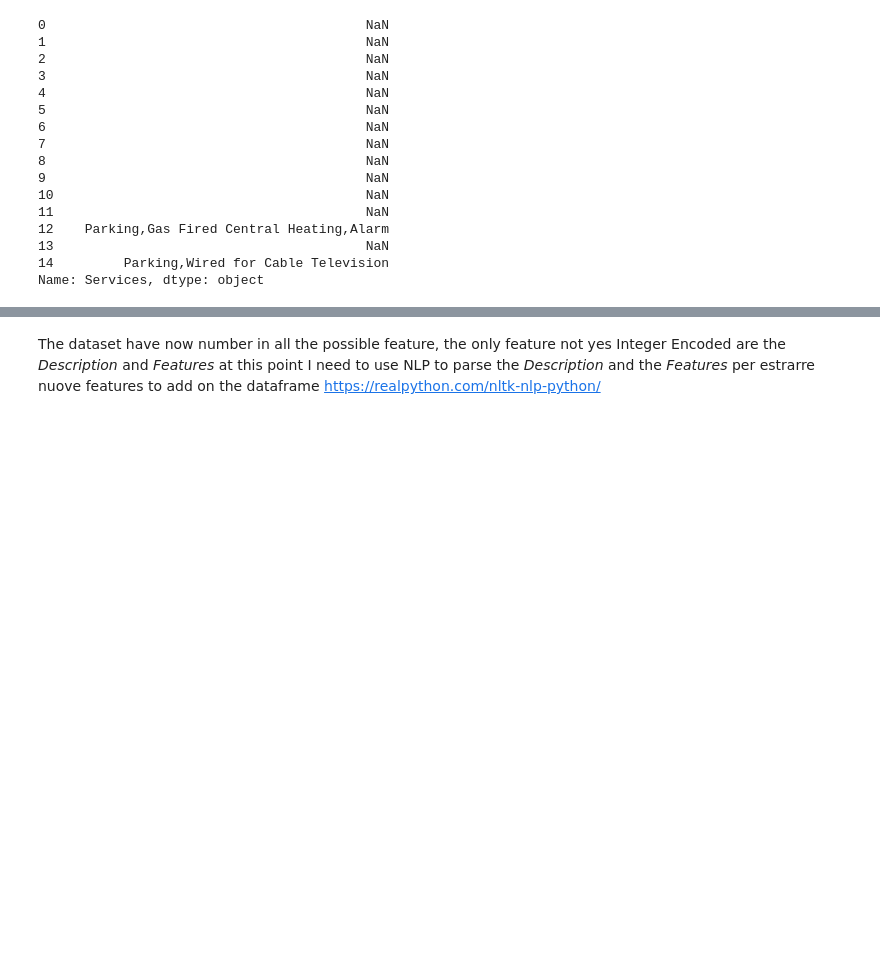
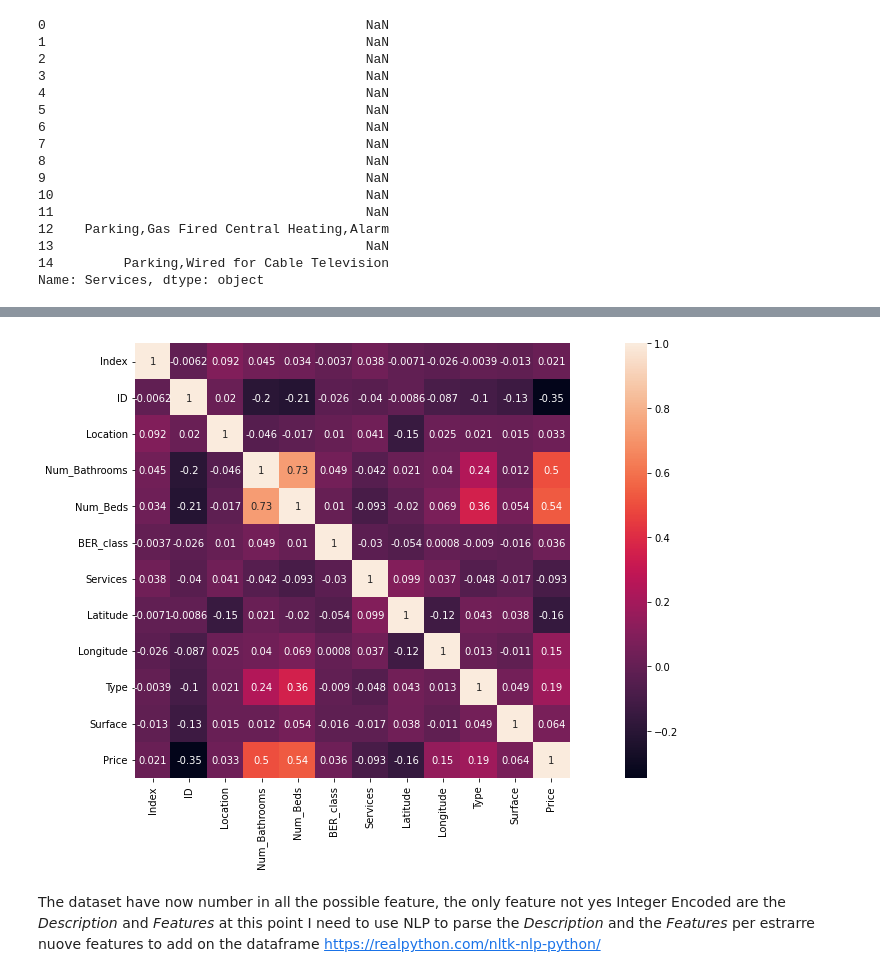
Before and after one commit to PierluigiRiti2/ET5003_SEM1_2021-2, a Jupyter notebook: ET5003_KaggleCompetition.ipynb, the cells around one changed output, grey strips where cells are left out. Cells and saved outputs as stored; diff of their text form; code cells hidden in the pictures; blank space fills up the shorter version.

```diff
--- a/ET5003_KaggleCompetition.ipynb
+++ b/ET5003_KaggleCompetition.ipynb
@@ -208,10 +209,26 @@ df_train["Services"].head(15)
 13                                        NaN
 14         Parking,Wired for Cable Television
 Name: Services, dtype: object
-# %%
-# Identify the unique value in the column for the ber_classification
-services = df_train["Services"].unique()
-# convert the array of Services in the mapper
-service_mapper = { services[i] : i+1 for i in range(0, len(services) ) }
-# apply the transformer on the train dataset and the test dataset
-df_train['Services'] = df_train['Services'].replace(service_mapper)
+# %%
+service = []
+# Identify the unique value in the column for the ber_classification
+services = df_train["Services"].unique()
+# create a list of all the service
+for element in services:
+  if (str(element) != 'nan'):
+    service += element.split(',')
+service = [x.strip() for x in service]
+# convert the service in an Numpy Array
+np_service = np.array(service)
+# create an array with all the Unique value
+services = np.unique(np_service)
+
+#create the colum and fill the value with "No"
+for service in services:
+  df_train[service] = df_train["Services"].str.contains(service).fillna("No")
+  df_train[service].replace({True : "Yes", False : "No"}, inplace=True)
+  mapper = {"Yes": 1,"No": 0}
+  df_train[service] = df_train[service].replace(mapper)
+
+
+df_train.head(15)
@@ -247,5 +281,10 @@ df_train.head(5)
 | 2 | 3 | 12405953 | 3 | 3 | 3 | 3 | Welcome to No. 6 Cotter Close, an... | 1 | Special Features\nLarge rear gard... | ... |
 | 3 | 4 | 12202582 | 4 | 1 | 3 | 4 | Welcome to 3 Sycamore Walk!\n\r\n... | 1 | Wonderful 3 bed detached bungalow... | ... |
 | 4 | 5 | 12299336 | 5 | 3 | 4 | 2 | 'Four Seasons' comes to the marke... | 1 | Detached Property \nDouble Glazed... | ... |
+# %%
+plt.figure(figsize=(20, 8))
+sns.heatmap(df_train.corr(), square=True, annot=True);
+# %% [output]
+[figure, added]
 # %% [markdown]
 The dataset have now number in all the possible feature, the only feature not yes Integer Encoded are the _Description_ and _Features_ at this point I need to use NLP to parse the _Description_ and the _Features_ per estrarre nuove features to add on the dataframe https://realpython.com/nltk-nlp-python/
```
Also changed, not shown: parts of 3 cells of this notebook.
